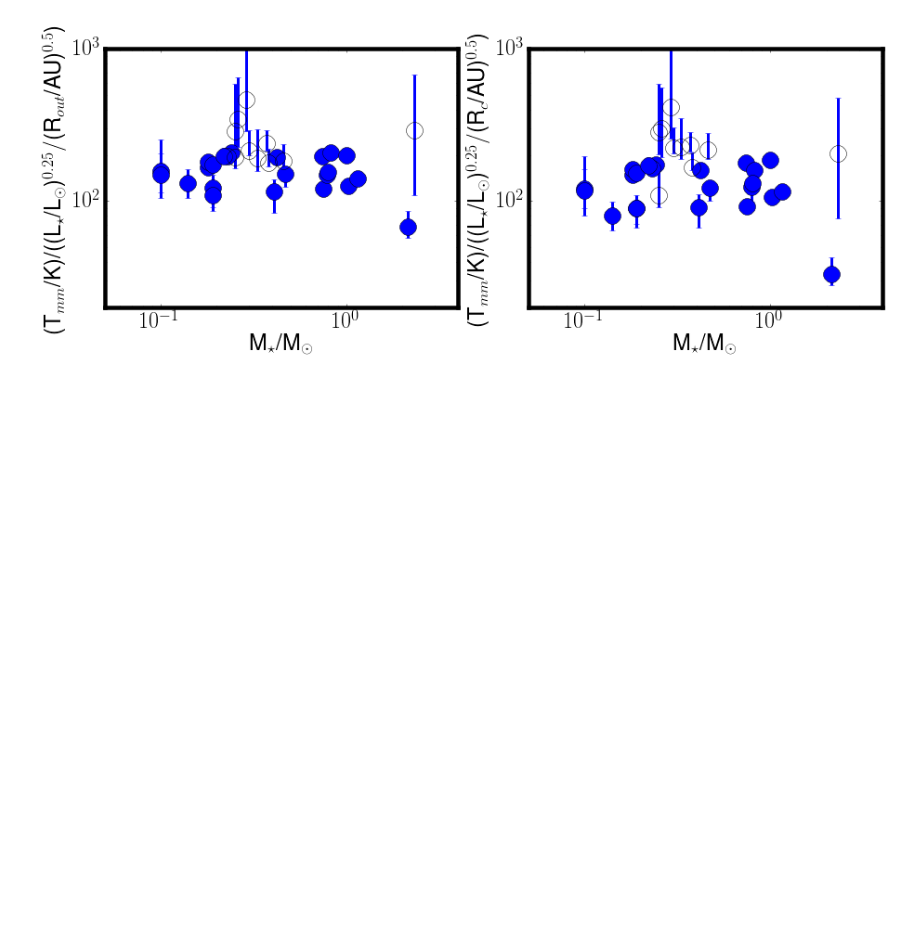
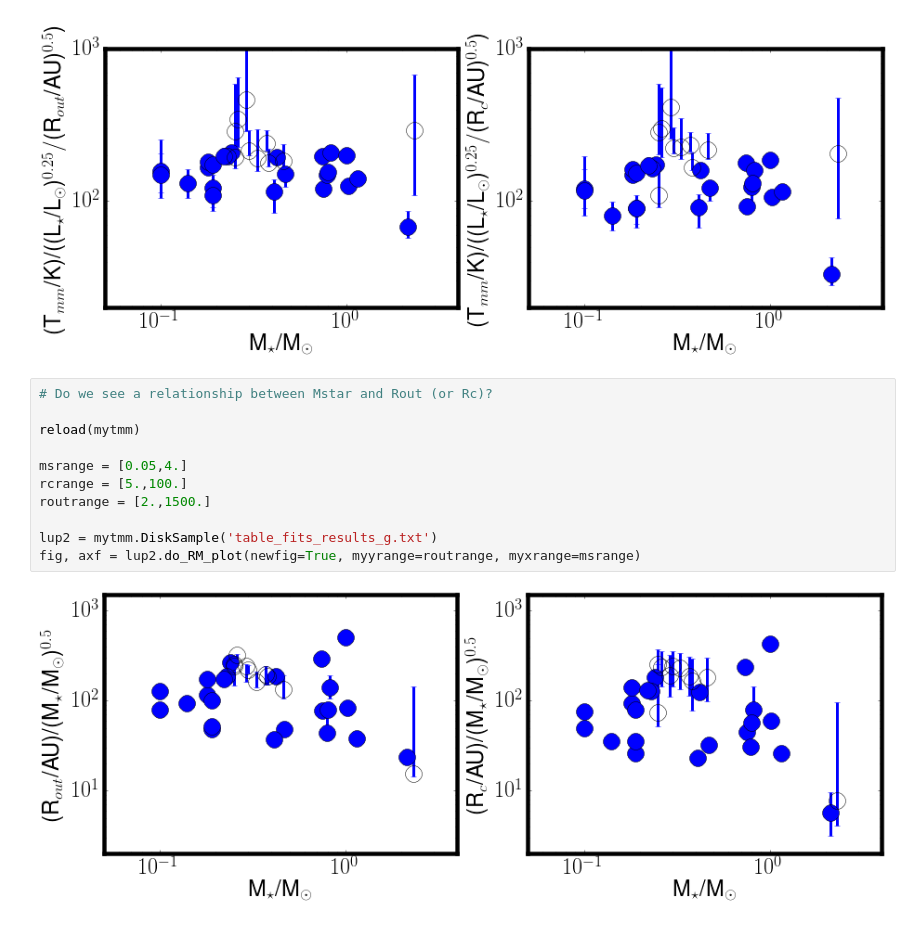
Before and after one commit to ltesti/DiskTemperature, a Jupyter notebook: TmmScaleFromDikFit.ipynb, the cells around one changed output. Drawn from its saved outputs; the diff is of its cells as text; blank space fills up the shorter version.

Commit message:
Few plots added

```diff
--- a/TmmScaleFromDikFit.ipynb
+++ b/TmmScaleFromDikFit.ipynb
@@ -69,3 +69,16 @@ lup2 = mytmm.DiskSample('table_fits_results_g.txt')
 fig, axf = lup2.do_LR_plot(newfig=True, myyrange=yrange, myxrange=msrange)
 # %% [output]
 [figure]
+# %%
+# Do we see a relationship between Mstar and Rout (or Rc)?
+
+reload(mytmm)
+
+msrange = [0.05,4.]
+rcrange = [5.,100.]
+routrange = [2.,1500.]
+
+lup2 = mytmm.DiskSample('table_fits_results_g.txt')
+fig, axf = lup2.do_RM_plot(newfig=True, myyrange=routrange, myxrange=msrange)
+# %% [output]
+[figure, added]
```
Also changed, not shown: parts of 2 cells of this notebook, 1 other file.
